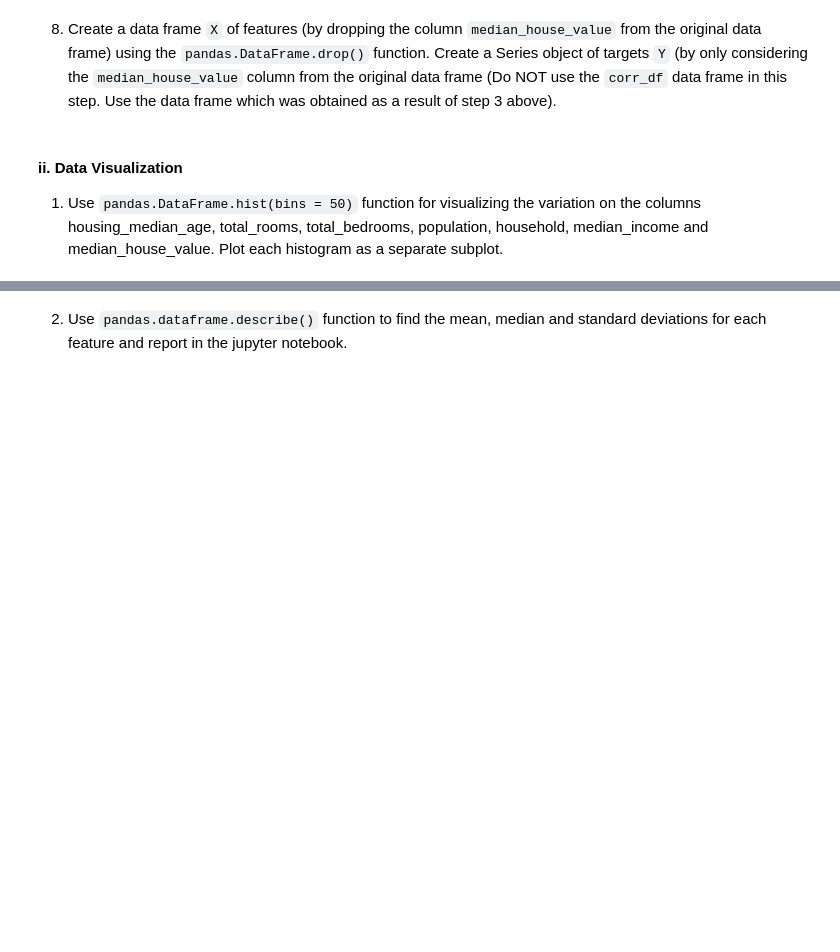
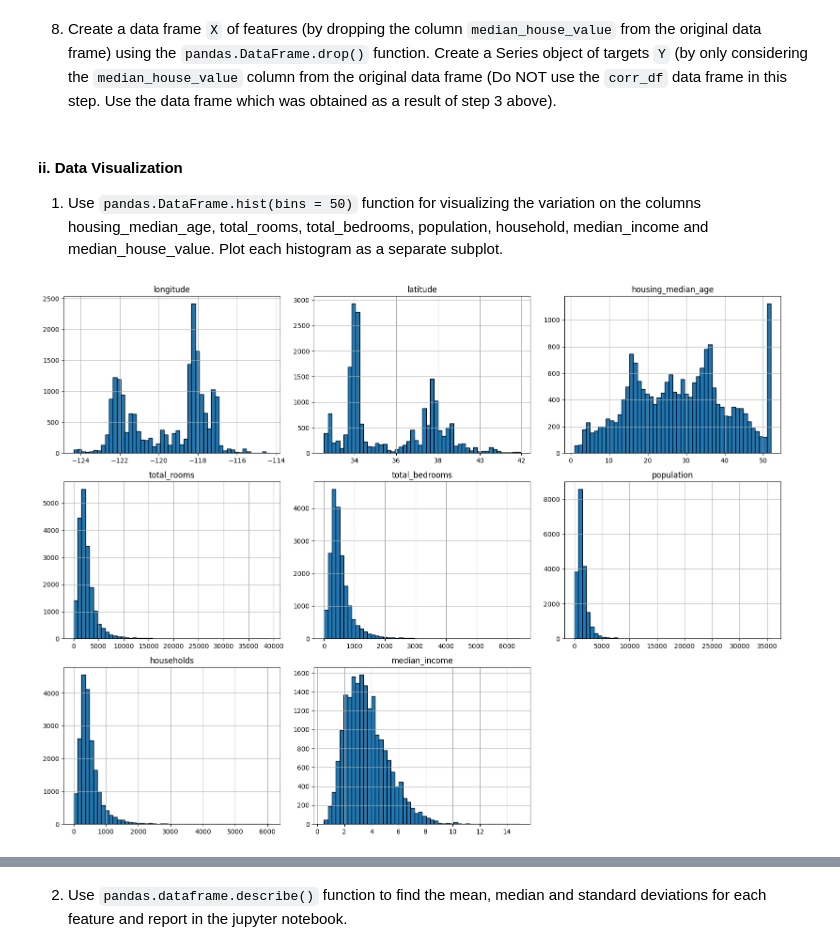
Before and after one commit to TRIPLE-A332/Stevens_IT-MS_in_CS, a Jupyter notebook: FALL_24/CS556_Mathematical_ML/HW/hw3/Q1/Q1.ipynb, the cells around one changed output, grey strips where cells are left out. Saved outputs shown, nothing was run; the diff lists cells and outputs as text; code cells hidden in the pictures; blank space fills up the shorter version.

```diff
--- a/FALL_24/CS556_Mathematical_ML/HW/hw3/Q1/Q1.ipynb
+++ b/FALL_24/CS556_Mathematical_ML/HW/hw3/Q1/Q1.ipynb
@@ -84,4 +84,4 @@ df.tail()
 # %% [markdown]
 3. Find the missing values in the data frame. If any (i.e., even if one column in each instance / row has a missing value), drop the row using `pandas.DataFrame.dropna()` function. The resulting data frame should have the shape (20735, 10) indicating that there are 20735 rows and 10 columns.
 # %%
-df.dropna()
+df = df.dropna()
@@ -109,5 +95,14 @@ plt.show(df.boxplot('median_house_value',vert=False))
 5.  Now filter the dataframe and remove all the values that are above 1.5iqr
 You can find the iqr by subtracting the 75th and 25th quantile using the quantile function in pandas
 You can then find the upper and lower limit by adding and subtracting 1.5*iqr to the 75th quantile and 25th quantile repectively
+# %%
+Q1 = df['median_house_value'].quantile(0.25)
+Q3 = df['median_house_value'].quantile(0.75)
+IQR = Q3 - Q1
+
+lower_bound = Q1 - 1.5 * IQR
+upper_bound = Q3 + 1.5 * IQR
+
+data_filtered = df[(df['median_house_value'] >= lower_bound) & (df['median_house_value'] <= upper_bound)]
 # %% [markdown]
 6. You should see that the new shape of the dataframe is (19557,10)
@@ -116,6 +133,17 @@ You can then find the upper and lower limit by adding and subtracting 1.5*iqr to
 # %% [markdown]
 8. Create a data frame `X` of features (by dropping the column `median_house_value` from the original data frame) using the `pandas.DataFrame.drop()` function. Create a Series object of targets `Y` (by only considering the `median_house_value` column from the original data frame (Do NOT use the `corr_df` data frame in this step. Use the data frame which was obtained as a result of step 3 above).
+# %%
+# Define features (X) and target (y)
+X = data_filtered.drop('median_house_value', axis=1)
+y = data_filtered['median_house_value']
 # %% [markdown]
 #### ii. Data Visualization
 
 1. Use `pandas.DataFrame.hist(bins = 50)` function for visualizing the variation on the columns housing_median_age, total_rooms, total_bedrooms, population, household, median_income and median_house_value. Plot each histogram as a separate subplot.
+# %%
+# Histograms for numerical features
+X.hist(bins=50, figsize=(16, 12), edgecolor='black')
+plt.tight_layout()
+plt.show()
+# %% [output]
+[figure, added]
```
Also changed, not shown: parts of 22 cells of this notebook.
